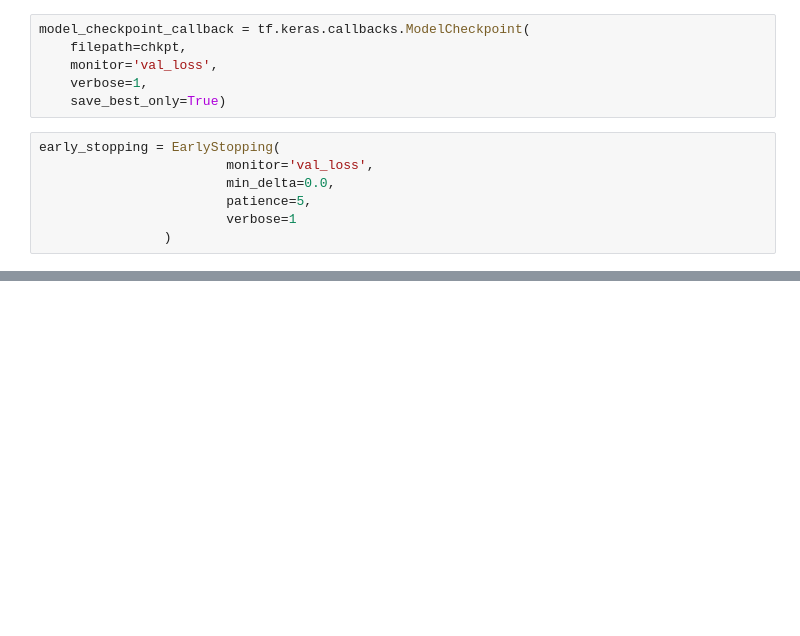
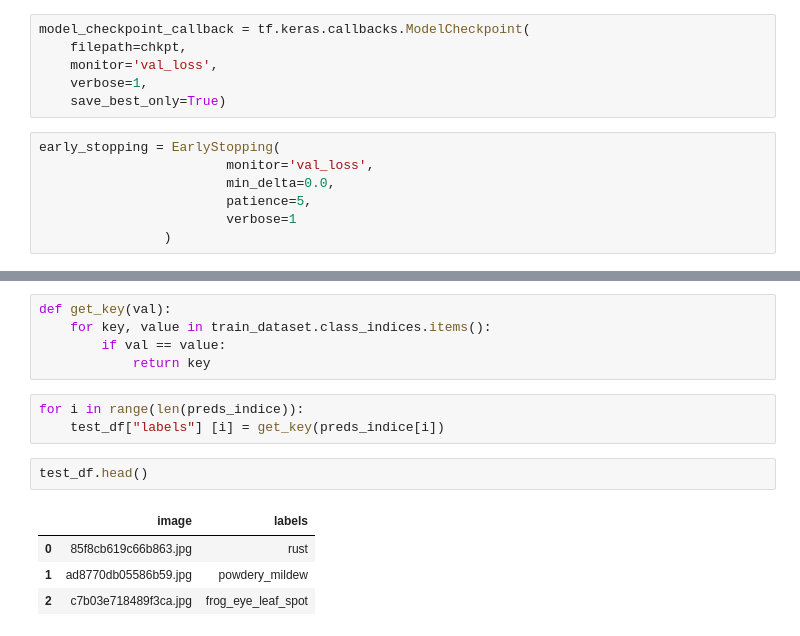
Before and after one commit to soumilbaldota/PlantPathology, a Jupyter notebook: plant.ipynb, the cells around one changed output, grey strips where cells are left out. Drawn from its saved outputs; the diff is of its cells as text; blank space fills up the shorter version.

```diff
--- a/plant.ipynb
+++ b/plant.ipynb
@@ -258,0 +262,15 @@ FileNotFoundError: ignored
+# %%
+def get_key(val):
+    for key, value in train_dataset.class_indices.items():
+        if val == value:
+            return key
+# %%
+for i in range(len(preds_indice)):
+    test_df["labels"] [i] = get_key(preds_indice[i])
+# %%
+test_df.head()
+# %% [output]
+|  | image | labels |
+| 0 | 85f8cb619c66b863.jpg | rust |
+| 1 | ad8770db05586b59.jpg | powdery_mildew |
+| 2 | c7b03e718489f3ca.jpg | frog_eye_leaf_spot |
```
Also changed, not shown: parts of 14 cells of this notebook.
